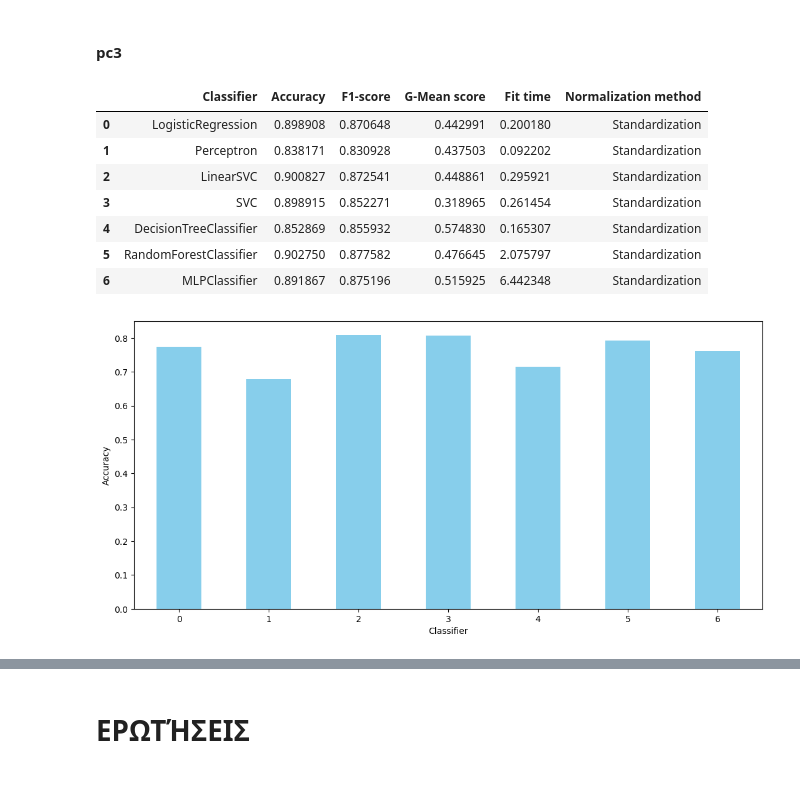
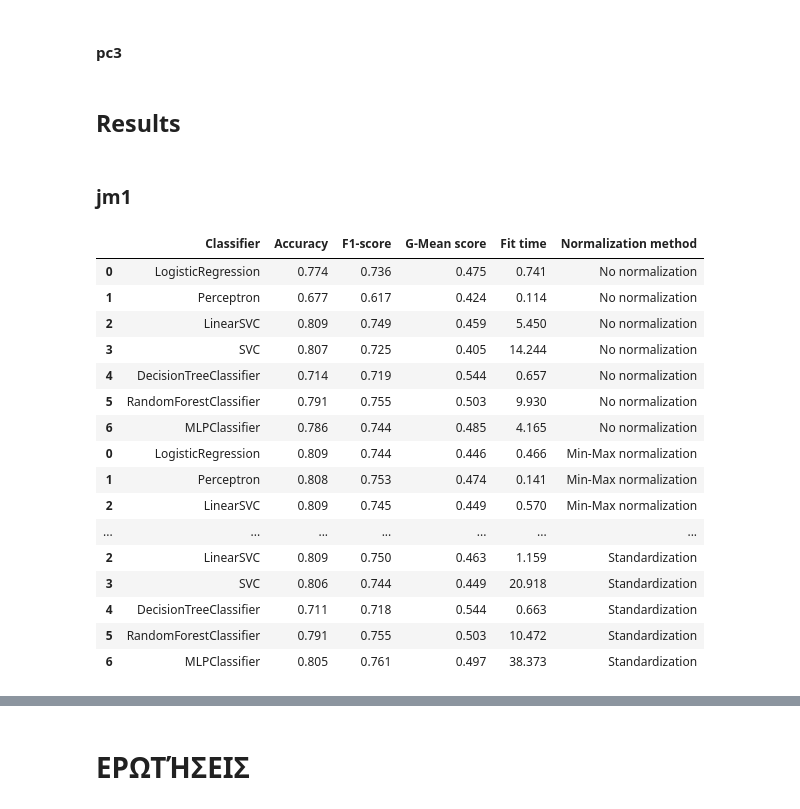
Before and after one commit to LazarosPan/Software-Defect-Detection, a Jupyter notebook: final.ipynb, the cells around one changed output, grey strips where cells are left out. Cells and saved outputs as stored; diff of their text form; code cells hidden in the pictures; blank space fills up the shorter version.

```diff
--- a/final.ipynb
+++ b/final.ipynb
@@ -480,16 +408,7 @@ pc3_fs_results = train_classifiers(classifiers, pc3_x, pc3_y, cv, scoring, std_s
 # convert to dataframe for easier visualization
 df_pc3_fs_results = pd.DataFrame.from_dict(pc3_fs_results, orient='index').reset_index().rename(columns={'index': 'Classifier'})
 df_pc3_fs_results['Normalization method'] = 'Standardization'
-df_pc3_fs_results
+#df_pc3_fs_results
-# %% [output]
-|  | Classifier | Accuracy | F1-score | G-Mean score | Fit time | Normalization method |
-| 0 | LogisticRegression | 0.898908 | 0.870648 | 0.442991 | 0.200180 | Standardization |
-| 1 | Perceptron | 0.838171 | 0.830928 | 0.437503 | 0.092202 | Standardization |
-| 2 | LinearSVC | 0.900827 | 0.872541 | 0.448861 | 0.295921 | Standardization |
-| 3 | SVC | 0.898915 | 0.852271 | 0.318965 | 0.261454 | Standardization |
-| 4 | DecisionTreeClassifier | 0.852869 | 0.855932 | 0.574830 | 0.165307 | Standardization |
-| 5 | RandomForestClassifier | 0.902750 | 0.877582 | 0.476645 | 2.075797 | Standardization |
-| 6 | MLPClassifier | 0.891867 | 0.875196 | 0.515925 | 6.442348 | Standardization |
 # %%
 # ## example without using train_classifiers function
 
@@ -503,14 +422,29 @@ df_pc3_fs_results
 # jm1_lr_fs_f1 = stats.fmean(jm1_lr_fs_scores['test_F1-score'])
 # jm1_lr_fs_g_mean = stats.fmean(jm1_lr_fs_scores['test_G-Mean score'])
 # jm1_lr_fs_fit_time = sum(jm1_lr_fs_scores['fit_time'])
-# %%
-## hue = "norm_method"
-
-## βάζω μια στηλη από διπλα που να ειναι η μεθοδος κανονικοποιησησης, ωστε να το χρησιμοποιησω ως hue. ενονω τα dataframes που χρειαζομαι. πχ jm1_accuracy, κλπ
-
-df_jm1_nn_results['Accuracy'].plot(kind='bar', figsize=(13, 6), color='skyblue', rot=0)
-plt.ylabel('Accuracy')
-plt.xlabel('Classifier')
-plt.show()
-# %% [output]
-[figure, removed]
+# %% [markdown]
+## Results
+# %% [markdown]
+### jm1
+# %%
+jm1_results = pd.concat([df_jm1_nn_results, df_jm1_mmn_results, df_jm1_fs_results])
+jm1_results= jm1_results.round(3)
+jm1_results
+# %% [output]
+|  | Classifier | Accuracy | F1-score | G-Mean score | Fit time | Normalization method |
+| 0 | LogisticRegression | 0.774 | 0.736 | 0.475 | 0.741 | No normalization |
+| 1 | Perceptron | 0.677 | 0.617 | 0.424 | 0.114 | No normalization |
+| 2 | LinearSVC | 0.809 | 0.749 | 0.459 | 5.450 | No normalization |
+| 3 | SVC | 0.807 | 0.725 | 0.405 | 14.244 | No normalization |
+| 4 | DecisionTreeClassifier | 0.714 | 0.719 | 0.544 | 0.657 | No normalization |
+| 5 | RandomForestClassifier | 0.791 | 0.755 | 0.503 | 9.930 | No normalization |
+| 6 | MLPClassifier | 0.786 | 0.744 | 0.485 | 4.165 | No normalization |
+| 0 | LogisticRegression | 0.809 | 0.744 | 0.446 | 0.466 | Min-Max normalization |
+| 1 | Perceptron | 0.808 | 0.753 | 0.474 | 0.141 | Min-Max normalization |
+| 2 | LinearSVC | 0.809 | 0.745 | 0.449 | 0.570 | Min-Max normalization |
+| ... | ... | ... | ... | ... | ... | ... |
+| 2 | LinearSVC | 0.809 | 0.750 | 0.463 | 1.159 | Standardization |
+| 3 | SVC | 0.806 | 0.744 | 0.449 | 20.918 | Standardization |
+| 4 | DecisionTreeClassifier | 0.711 | 0.718 | 0.544 | 0.663 | Standardization |
+| 5 | RandomForestClassifier | 0.791 | 0.755 | 0.503 | 10.472 | Standardization |
+| 6 | MLPClassifier | 0.805 | 0.761 | 0.497 | 38.373 | Standardization |
```
Also changed, not shown: parts of 15 cells of this notebook.
